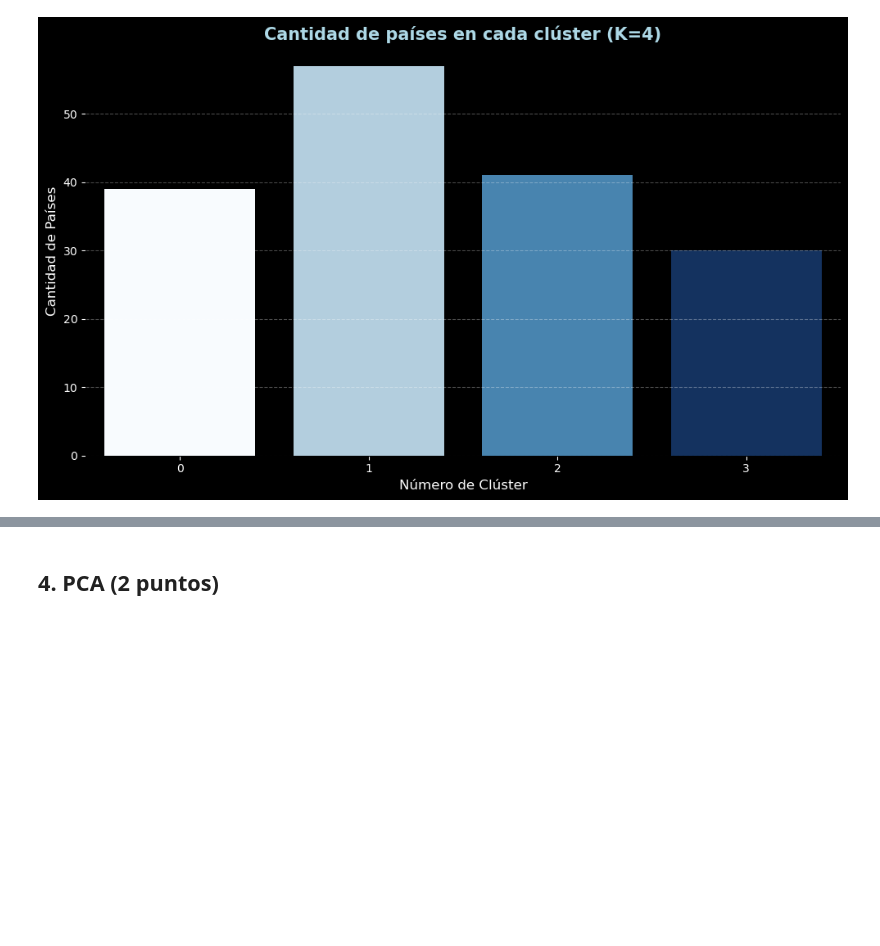
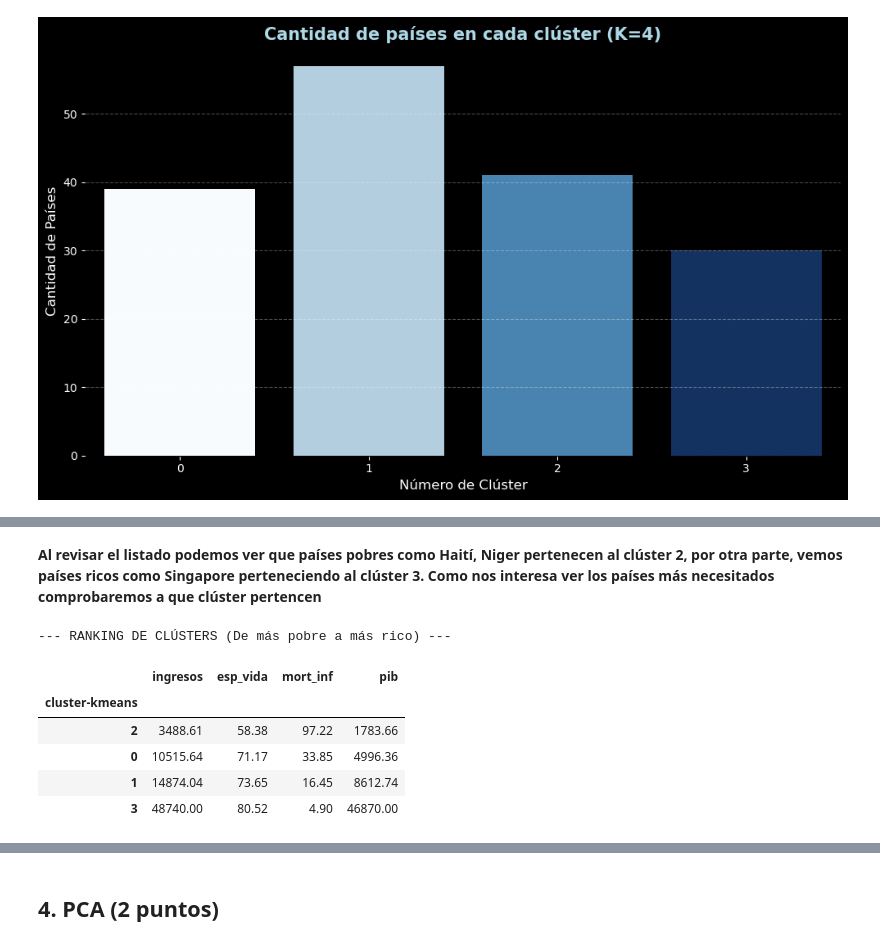
Before and after one commit to nickiiinicole/proyecto-paises-necesitados-ML, a Jupyter notebook: FinalProjectUD3.ipynb, the cells around one changed output, grey strips where cells are left out. Cells and saved outputs as stored; diff of their text form; code cells hidden in the pictures; blank space fills up the shorter version.

```diff
--- a/FinalProjectUD3.ipynb
+++ b/FinalProjectUD3.ipynb
@@ -893,0 +933,31 @@ Visualmente, el clúster 1 es el grupo masivo
+# %% [markdown]
+<p style="
+    background: linear-gradient(90deg, #4a90e2, #50c0f0);
+    -webkit-background-clip: text;
+    -webkit-text-fill-color: transparent;
+    font-family: 'Helvetica Neue', Helvetica, Arial, sans-serif;
+    font-size: 14px;
+    font-weight: 700;
+    margin: 20px 0;
+    display: inline-block;
+    padding-bottom: 5px;
+">
+Al revisar el listado podemos ver que países pobres como Haití, Niger pertenecen al clúster 2, por otra parte, vemos países ricos como Singapore perteneciendo al clúster 3.
+Como nos interesa ver los países más necesitados comprobaremos a que clúster pertencen
+</p>
+# %%
+print("--- RANKING DE CLÚSTERS (De más pobre a más rico) ---")
+
+cluster_pobreza_kmeans = df_paises.groupby('cluster-kmeans')[['ingresos', 'esp_vida', 'mort_inf', 'pib']].mean().round(2)
+
+cluster_pobreza_kmeans = cluster_pobreza_kmeans.sort_values(by='ingresos')
+
+display(cluster_pobreza_kmeans)
+# %% [output]
+--- RANKING DE CLÚSTERS (De más pobre a más rico) ---
+|  | ingresos | esp_vida | mort_inf | pib |
+| cluster-kmeans |  |  |  |  |
+| 2 | 3488.61 | 58.38 | 97.22 | 1783.66 |
+| 0 | 10515.64 | 71.17 | 33.85 | 4996.36 |
+| 1 | 14874.04 | 73.65 | 16.45 | 8612.74 |
+| 3 | 48740.00 | 80.52 | 4.90 | 46870.00 |
```
Also changed, not shown: parts of 6 cells of this notebook.
